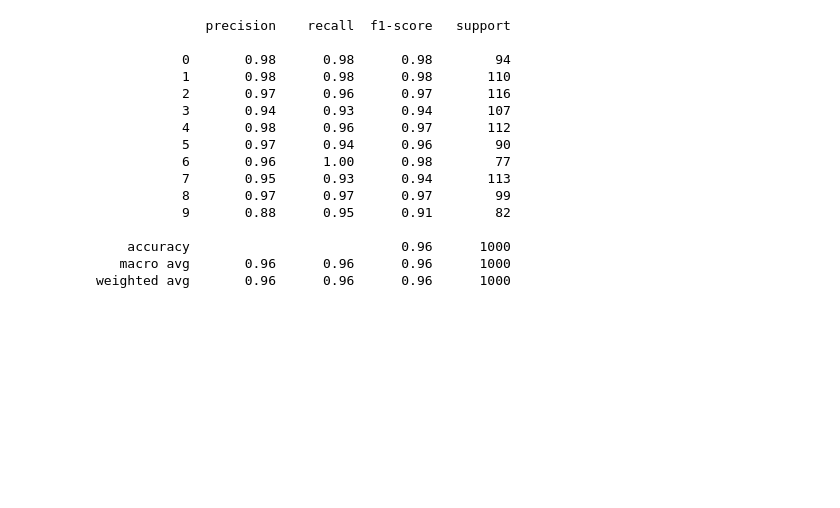
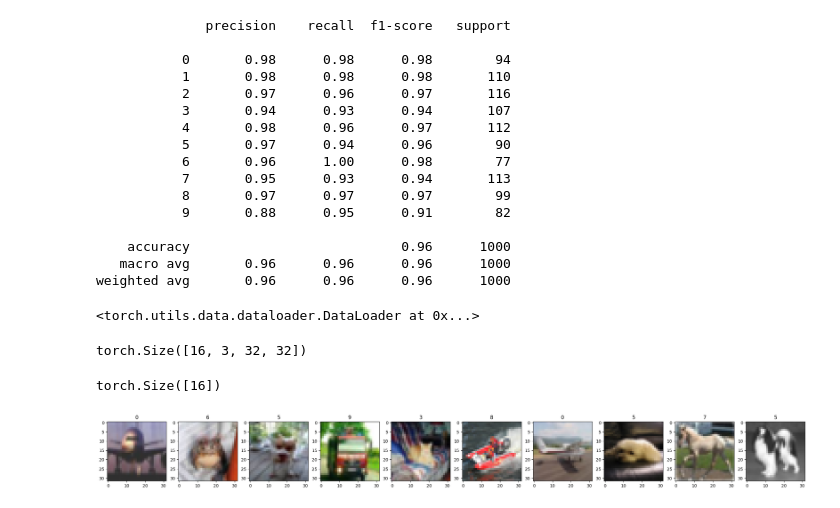
Before and after one commit to LevelUp-It-School/DS_02_10_2025, a Jupyter notebook: NN/pytorch_1.ipynb, the cells around one changed output. Drawn from its saved outputs; the diff is of its cells as text; code cells hidden in the pictures; blank space fills up the shorter version.

```diff
--- a/NN/pytorch_1.ipynb
+++ b/NN/pytorch_1.ipynb
@@ -264,0 +275,41 @@ weighted avg       0.96      0.96      0.96      1000
+# %%
+transform_train = transforms.Compose([
+    transforms.ToTensor()
+])
+
+transform_val = transforms.Compose([
+    transforms.ToTensor()
+])
+# %%
+train_data = datasets.CIFAR10(root='./data', train=True, download=True, transform=transform_train)
+test_data = datasets.CIFAR10(root='./data', train=False, download=True, transform=transform_val)
+# %%
+train_loader = torch.utils.data.DataLoader(train_data, batch_size=16, shuffle=True, pin_memory=True, num_workers=2)
+test_loader = torch.utils.data.DataLoader(test_data, batch_size=16, shuffle=False)
+# %%
+train_loader
+# %% [output]
+<torch.utils.data.dataloader.DataLoader at 0x...>
+# %%
+dataiter = iter(train_loader)
+
+images, labels = next(dataiter)
+# %%
+images.shape
+# %% [output]
+torch.Size([16, 3, 32, 32])
+# %%
+labels.shape
+# %% [output]
+torch.Size([16])
+# %%
+def show_images(imgs, labels):
+    f, axes = plt.subplots(1, 10, figsize=(30,5))
+    for i, axis in enumerate(axes):
+        axes[i].imshow(np.squeeze(np.transpose(imgs[i].numpy(), (1, 2, 0))), cmap='gray')
+        axes[i].set_title(labels[i].numpy())
+    plt.show()
+
+show_images(images, labels)
+# %% [output]
+[figure, added]
```
Also changed, not shown: parts of 15 cells of this notebook.
